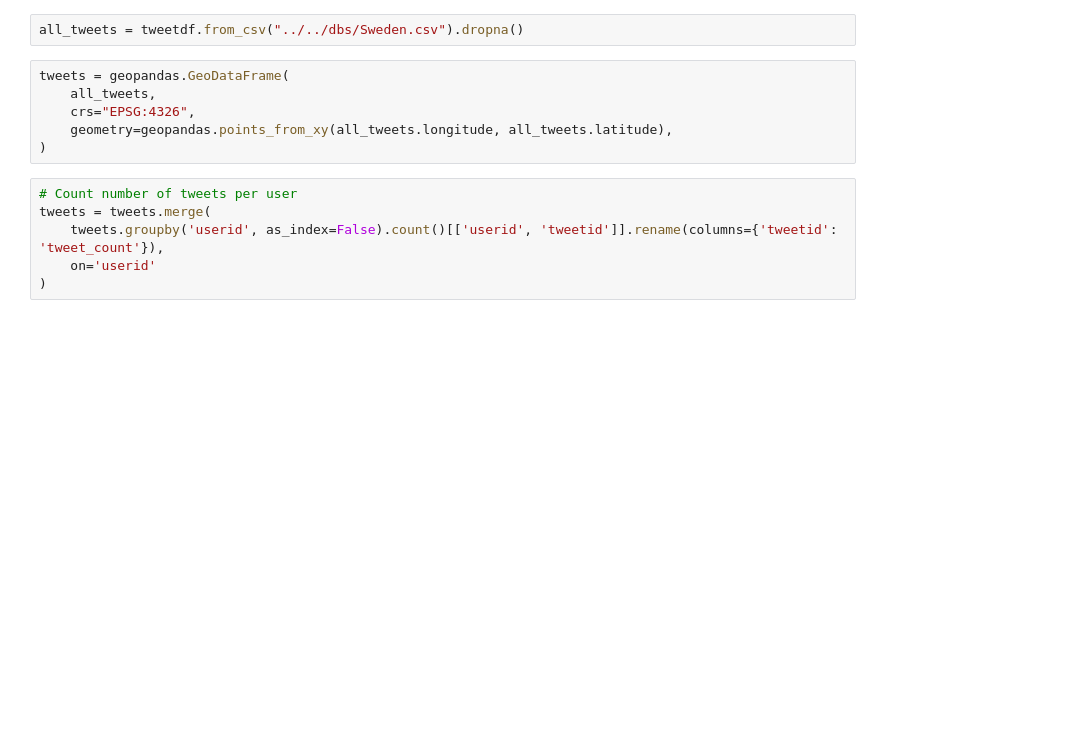
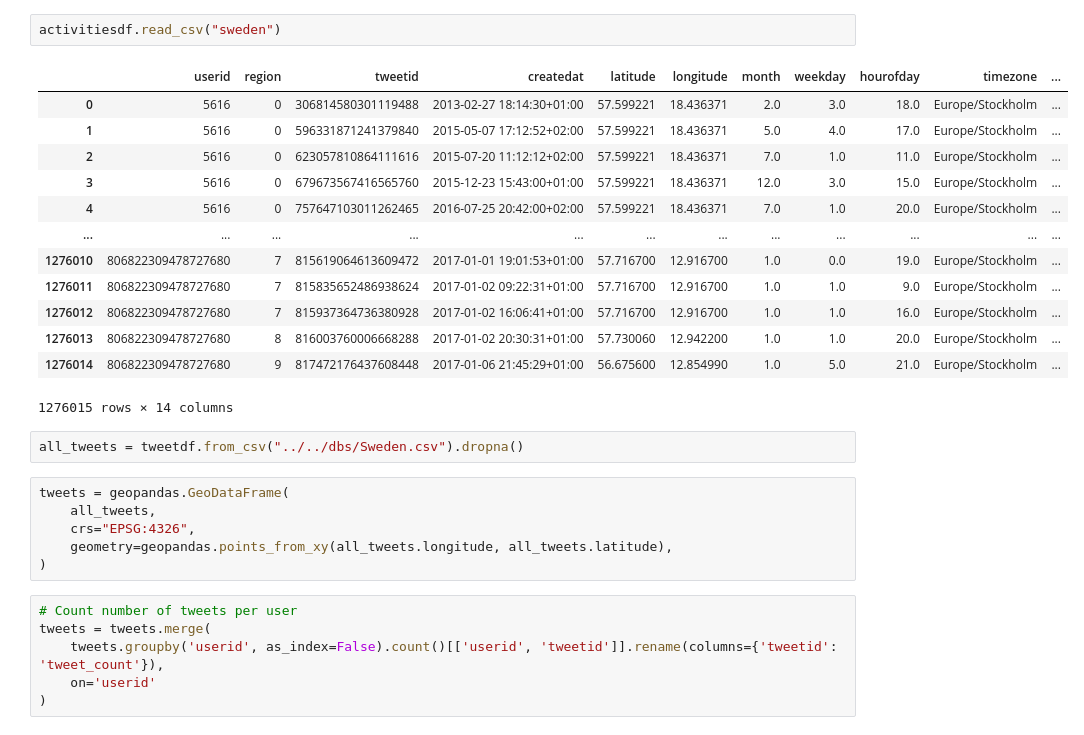
Before and after one commit to TheYuanLiao/individual_mobility_model, a Jupyter notebook: src/py/sequence.ipynb, the cells around one changed output. Drawn from its saved outputs; the diff is of its cells as text; blank space fills up the shorter version.

```diff
--- a/src/py/sequence.ipynb
+++ b/src/py/sequence.ipynb
@@ -21,3 +20,19 @@ importlib.reload(px)
+# %%
+activitiesdf.read_csv("sweden")
+# %% [output]
+|  | userid | region | tweetid | createdat | latitude | longitude | month | weekday | hourofday | timezone | ... |
+| 0 | 5616 | 0 | 306814580301119488 | 2013-02-27 18:14:30+01:00 | 57.599221 | 18.436371 | 2.0 | 3.0 | 18.0 | Europe/Stockholm | ... |
+| 1 | 5616 | 0 | 596331871241379840 | 2015-05-07 17:12:52+02:00 | 57.599221 | 18.436371 | 5.0 | 4.0 | 17.0 | Europe/Stockholm | ... |
+| 2 | 5616 | 0 | 623057810864111616 | 2015-07-20 11:12:12+02:00 | 57.599221 | 18.436371 | 7.0 | 1.0 | 11.0 | Europe/Stockholm | ... |
+| 3 | 5616 | 0 | 679673567416565760 | 2015-12-23 15:43:00+01:00 | 57.599221 | 18.436371 | 12.0 | 3.0 | 15.0 | Europe/Stockholm | ... |
+| 4 | 5616 | 0 | 757647103011262465 | 2016-07-25 20:42:00+02:00 | 57.599221 | 18.436371 | 7.0 | 1.0 | 20.0 | Europe/Stockholm | ... |
+| ... | ... | ... | ... | ... | ... | ... | ... | ... | ... | ... | ... |
+| 1276010 | 806822309478727680 | 7 | 815619064613609472 | 2017-01-01 19:01:53+01:00 | 57.716700 | 12.916700 | 1.0 | 0.0 | 19.0 | Europe/Stockholm | ... |
+| 1276011 | 806822309478727680 | 7 | 815835652486938624 | 2017-01-02 09:22:31+01:00 | 57.716700 | 12.916700 | 1.0 | 1.0 | 9.0 | Europe/Stockholm | ... |
+| 1276012 | 806822309478727680 | 7 | 815937364736380928 | 2017-01-02 16:06:41+01:00 | 57.716700 | 12.916700 | 1.0 | 1.0 | 16.0 | Europe/Stockholm | ... |
+| 1276013 | 806822309478727680 | 8 | 816003760006668288 | 2017-01-02 20:30:31+01:00 | 57.730060 | 12.942200 | 1.0 | 1.0 | 20.0 | Europe/Stockholm | ... |
+| 1276014 | 806822309478727680 | 9 | 817472176437608448 | 2017-01-06 21:45:29+01:00 | 56.675600 | 12.854990 | 1.0 | 5.0 | 21.0 | Europe/Stockholm | ... |
+1276015 rows × 14 columns
 # %%
 all_tweets = tweetdf.from_csv("../../dbs/Sweden.csv").dropna()
 # %%
```
Also changed, not shown: parts of 10 cells of this notebook, 2 other files.
